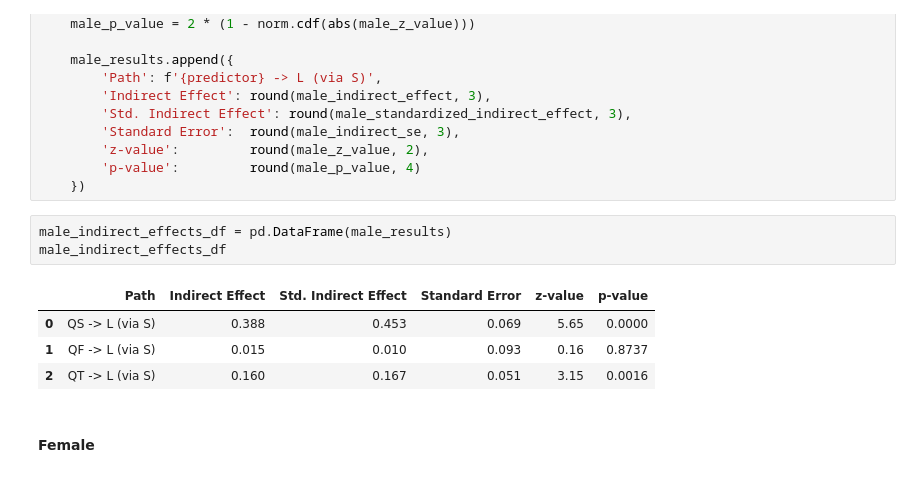
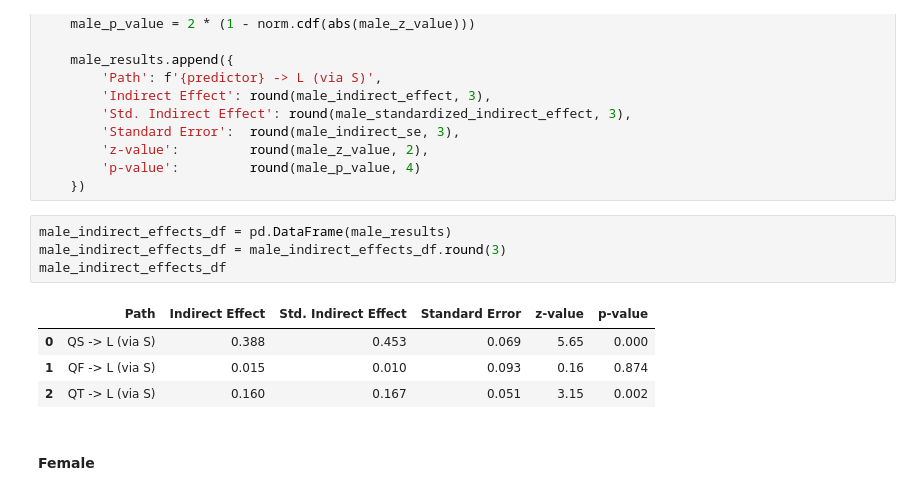
Before and after one commit to VictorValar/python-structural-equation-modeling-guide, a Jupyter notebook: Practice 3/practice_3.ipynb, the cells around one changed output. Cells and saved outputs as stored; diff of their text form.

```diff
--- a/Practice 3/practice_3.ipynb
+++ b/Practice 3/practice_3.ipynb
@@ -338,12 +347,13 @@ for predictor in ['QS', 'QF', 'QT']:
     })
 # %%
 male_indirect_effects_df = pd.DataFrame(male_results)
+male_indirect_effects_df = male_indirect_effects_df.round(3)
 male_indirect_effects_df
 # %% [output]
 |  | Path | Indirect Effect | Std. Indirect Effect | Standard Error | z-value | p-value |
-| 0 | QS -> L (via S) | 0.388 | 0.453 | 0.069 | 5.65 | 0.0000 |
-| 1 | QF -> L (via S) | 0.015 | 0.010 | 0.093 | 0.16 | 0.8737 |
-| 2 | QT -> L (via S) | 0.160 | 0.167 | 0.051 | 3.15 | 0.0016 |
+| 0 | QS -> L (via S) | 0.388 | 0.453 | 0.069 | 5.65 | 0.000 |
+| 1 | QF -> L (via S) | 0.015 | 0.010 | 0.093 | 0.16 | 0.874 |
+| 2 | QT -> L (via S) | 0.160 | 0.167 | 0.051 | 3.15 | 0.002 |
 # %% [markdown]
 #### Female
 # %%
```
Also changed, not shown: parts of 22 cells of this notebook.
